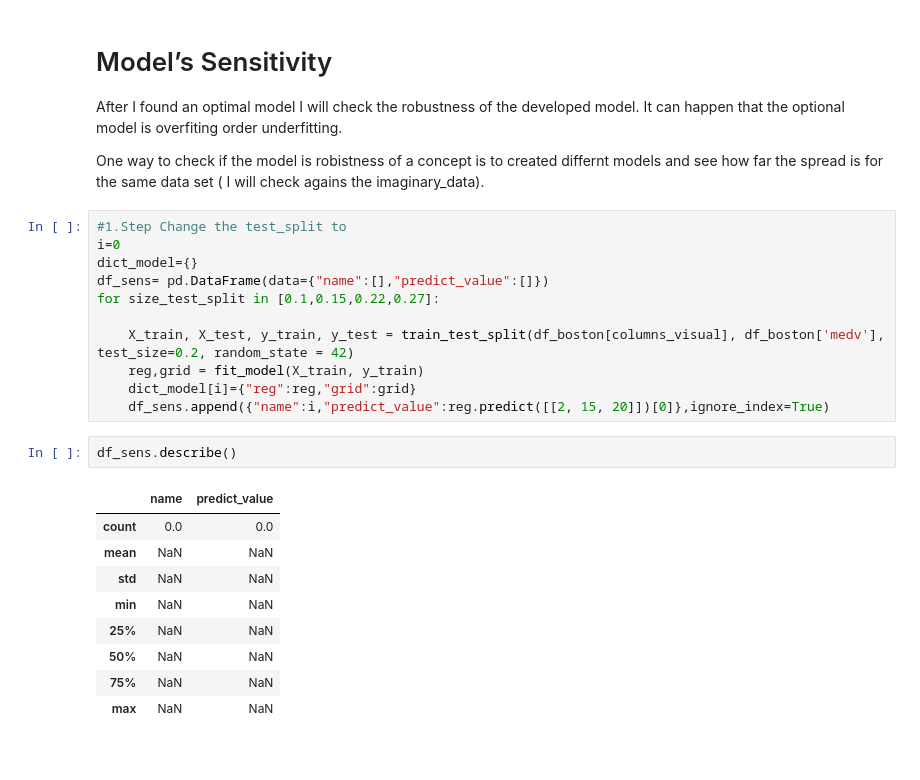
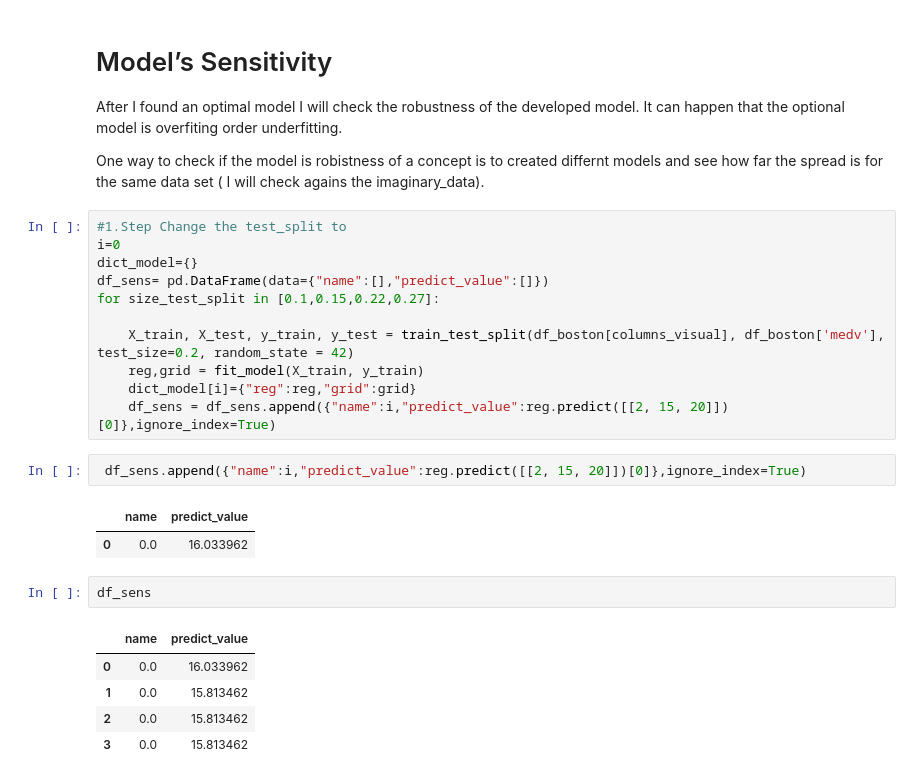
Before and after one commit to gwillig/bosten_housing, a Jupyter notebook: bosten_housing_prices.ipynb, the cells around one changed output. Drawn from its saved outputs; the diff is of its cells as text.

```diff
--- a/bosten_housing_prices.ipynb
+++ b/bosten_housing_prices.ipynb
@@ -329,19 +329,20 @@ for size_test_split in [0.1,0.15,0.22,0.27]:
     X_train, X_test, y_train, y_test = train_test_split(df_boston[columns_visual], df_boston['medv'], test_size=0.2, random_state = 42)
     reg,grid = fit_model(X_train, y_train)
     dict_model[i]={"reg":reg,"grid":grid}
-    df_sens.append({"name":i,"predict_value":reg.predict([[2, 15, 20]])[0]},ignore_index=True)
+    df_sens = df_sens.append({"name":i,"predict_value":reg.predict([[2, 15, 20]])[0]},ignore_index=True)
+# %%
+ df_sens.append({"name":i,"predict_value":reg.predict([[2, 15, 20]])[0]},ignore_index=True)
+# %% [output]
+|  | name | predict_value |
+| 0 | 0.0 | 16.033962 |
 # %%
-df_sens.describe()
+df_sens
 # %% [output]
 |  | name | predict_value |
-| count | 0.0 | 0.0 |
-| mean | NaN | NaN |
-| std | NaN | NaN |
-| min | NaN | NaN |
-| 25% | NaN | NaN |
-| 50% | NaN | NaN |
-| 75% | NaN | NaN |
-| max | NaN | NaN |
+| 0 | 0.0 | 16.033962 |
+| 1 | 0.0 | 15.813462 |
+| 2 | 0.0 | 15.813462 |
+| 3 | 0.0 | 15.813462 |
 # %%
 df_boston.plot.scatter(x=df_sens["predict_value"], y=df_sens["predict_value"], title="Medv and rm")
 # %% [output]
```
Also changed, not shown: parts of 1 cell of this notebook, 1 other file.
